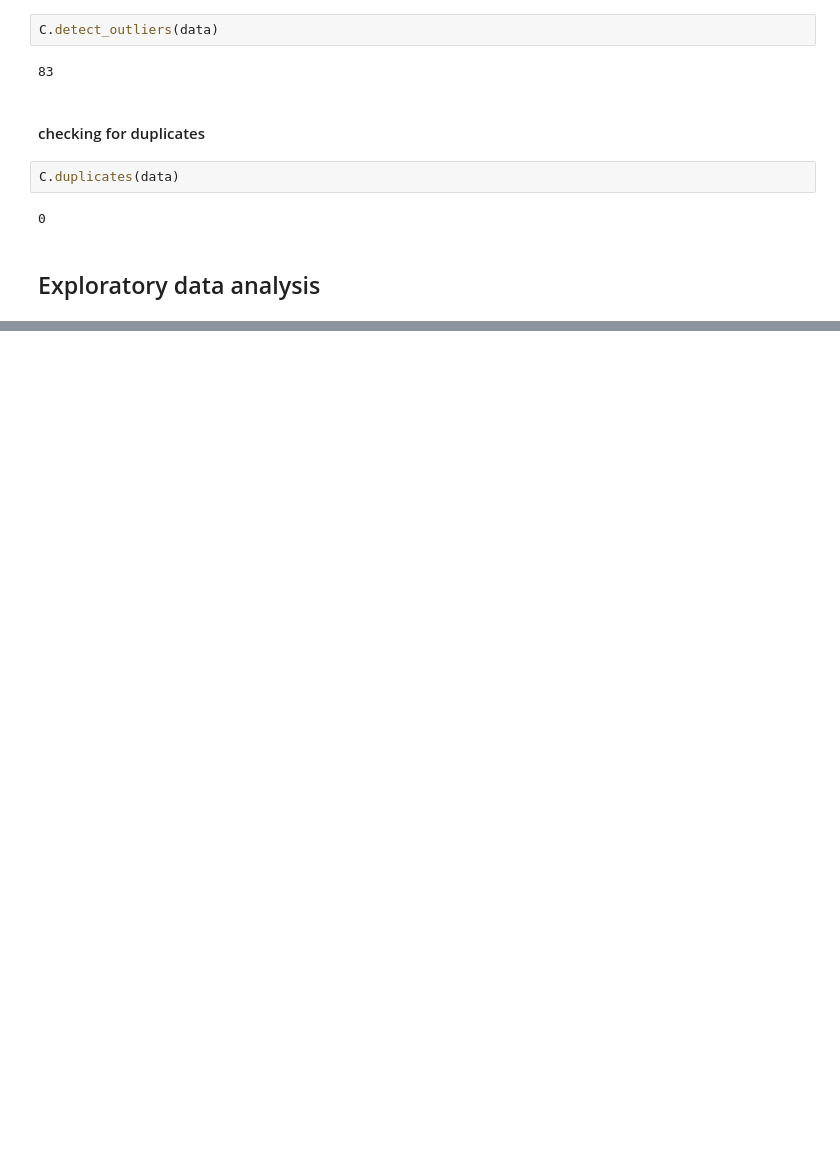
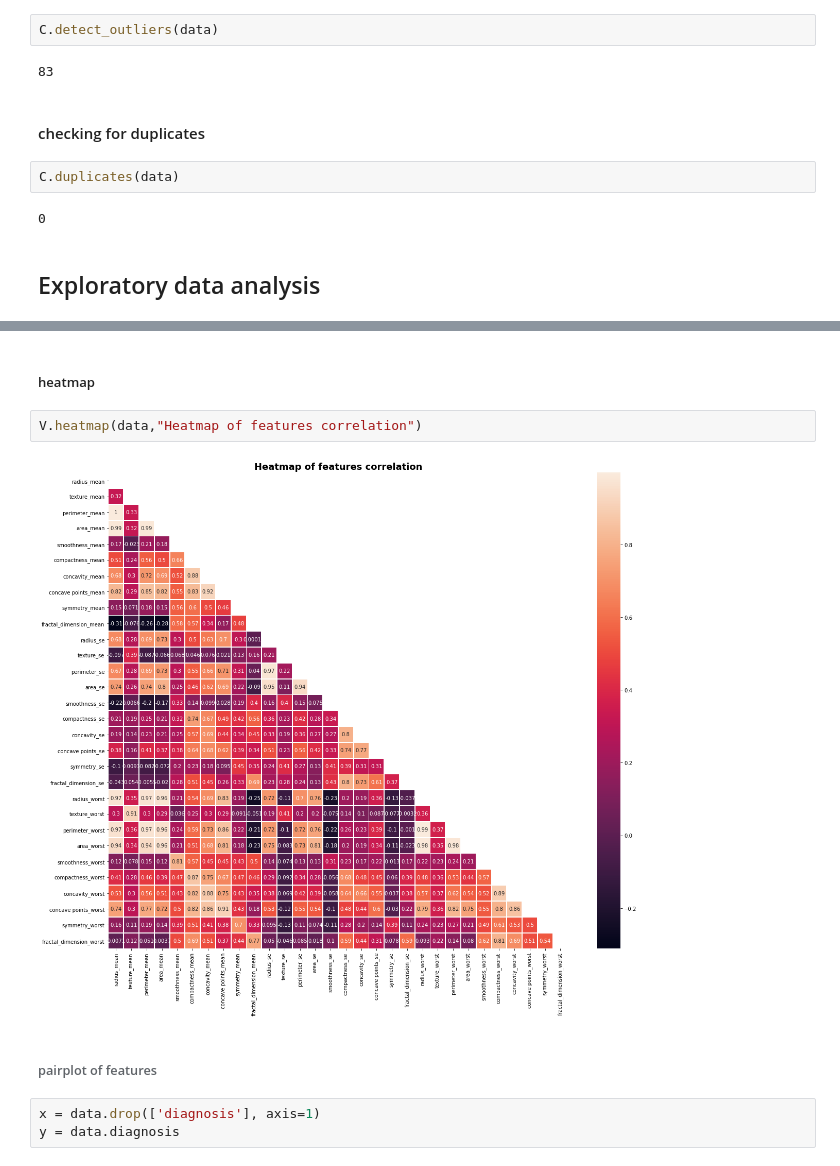
Before and after one commit to skevin-dev/Causal_inference-, a Jupyter notebook: notebooks/EDA.ipynb, the cells around one changed output, grey strips where cells are left out. Saved outputs shown, nothing was run; the diff lists cells and outputs as text; blank space fills up the shorter version.

```diff
--- a/notebooks/EDA.ipynb
+++ b/notebooks/EDA.ipynb
@@ -95,0 +115,11 @@ C.duplicates(data)
+# %% [markdown]
+##### heatmap
+# %%
+V.heatmap(data,"Heatmap of features correlation")
+# %% [output]
+[figure, added]
+# %% [markdown]
+###### pairplot of features
+# %%
+x = data.drop(['diagnosis'], axis=1)
+y = data.diagnosis
```
Also changed, not shown: parts of 12 cells of this notebook, 2 other files.
